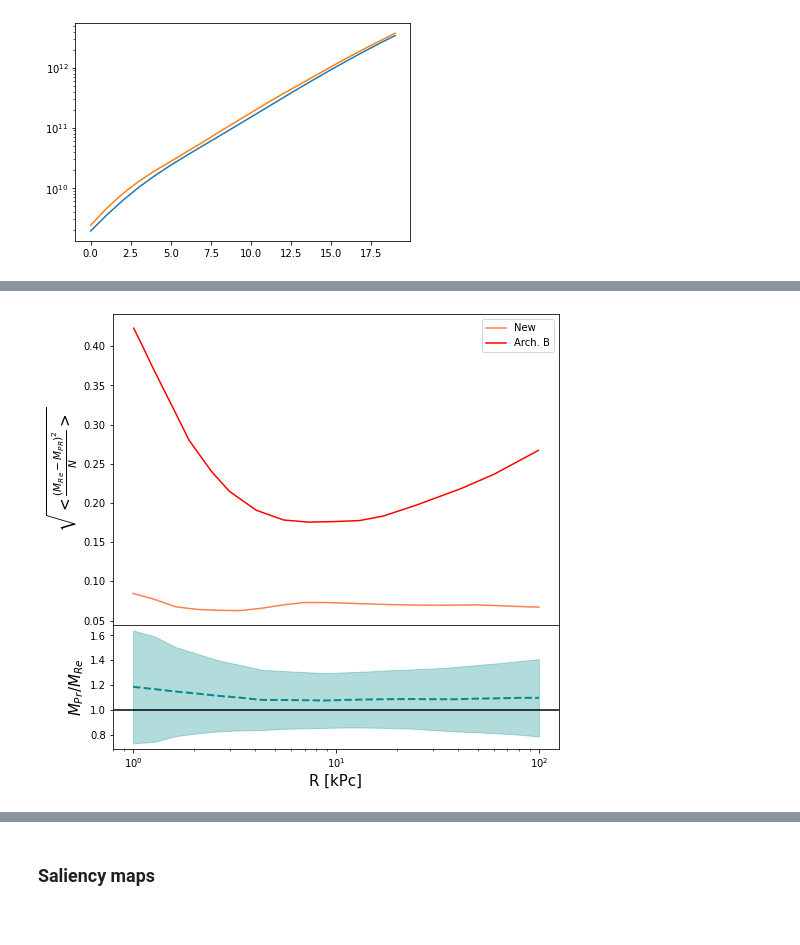
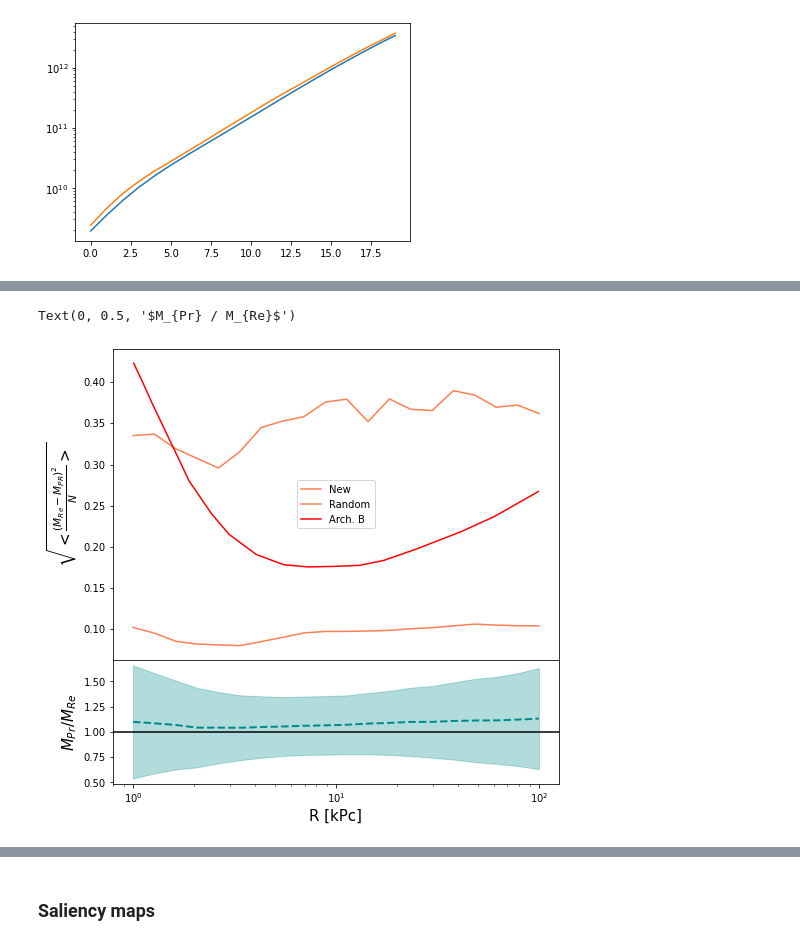
Before and after one commit to Martindelosrios/MaDaMe, a Jupyter notebook: codes/CNNs.ipynb, the cells around one changed output, grey strips where cells are left out. Saved outputs shown, nothing was run; the diff lists cells and outputs as text; code cells hidden in the pictures.

```diff
--- a/codes/CNNs.ipynb
+++ b/codes/CNNs.ipynb
@@ -450,13 +485,13 @@ train_loader = DataLoader(train_dataset, batch_size=32, shuffle=True)
 val_loader   = DataLoader(val_dataset, batch_size=32, shuffle=False)
 test_loader  = DataLoader(test_dataset, batch_size=32, shuffle=False)
 # %%
-num_epochs = 35
+num_epochs = 100
 
 patience = 10  # Número de épocas a esperar antes de detener el entrenamiento si no hay mejora
 best_val_loss = float('inf')  # Inicializar con un valor muy alto
 epochs_without_improvement = 0  # Contador para el early stopping
 
-name = '8ch'
+name = 'HI0'
 # Ruta donde se guardará el mejor modelo
 best_model_path = '../data/models/best_model_' + name + '.pth'
 
@@ -554,3 +589,3 @@ Epoch [35/35], Train Loss: 0.0037, Validation Loss: 0.0049
 # %%
-model.load_state_dict(torch.load(best_model_path))
+model.load_state_dict(torch.load(best_model_path,weights_only=True))
 model.eval()
@@ -560,13 +607,18 @@ y_predicted = []  # Lista para almacenar las predicciones
 
 # Desactivamos el cálculo de gradientes durante la predicción
 with torch.no_grad():
-    for inputs, _ in test_loader:  # Usamos _ porque no necesitamos las etiquetas en x_testset
+    test_loss = 0
+    for inputs, labels in test_loader:  # Usamos _ porque no necesitamos las etiquetas en x_testset
 
         # Hacer predicciones
         outputs = model(inputs)
 
         # Almacenar las predicciones (por ejemplo, como numpy arrays)
         y_predicted.append(outputs.numpy())  # Si necesitas los resultados como numpy
+        test_loss += criterion(outputs, labels)
+
+test_loss = test_loss / len(test_loader)
+print(f'Test Loss = {test_loss}')  # Esto te dará la forma de las predicciones
 
 # Convertir la lista de predicciones en un solo array
 y_predicted = np.concatenate(y_predicted, axis=0)
@@ -589,40 +642,51 @@ plt.yscale('log')
+# %%
+y_predicted_random = np.random.uniform(0,1, size=(298,20))
+M_pred_random = 10**(y_predicted_random * (max_y - min_y) + min_y)
 # %%
 fig,ax = plt.subplots(2,1, figsize = (8,8), gridspec_kw={'height_ratios':[2.5, 1], 'hspace':0}, sharex = True)
 
 mse = np.sqrt(mean_squared_error(y_testset, y_predicted, multioutput = 'raw_values')) # np.sqrt(np.sum((y_testset - y_predicted)**2, axis = 0) / len(y_testset))
 std = np.sqrt(np.std((y_testset - y_predicted)**2, axis = 0))
+mse_random = np.sqrt(mean_squared_error(y_testset, y_predicted_random, multioutput = 'raw_values')) # np.sqrt(np.sum((y_testset - y_predicted)**2, axis = 0) / len(y_testset))
+std_random = np.sqrt(np.std((y_testset - y_predicted_random)**2, axis = 0))
 mse_prior = np.abs(max_y - min_y)
 
 #for i in range(test_size):
 #    ax[0].plot(R_bins, np.abs(y_testset[i,:] - y_predicted[i,:]), alpha = 0.2, c = 'black')
 
 ax[0].plot(R_bins, mse, color = 'coral', label = 'New')
+ax[0].plot(R_bins, mse_random, color = 'coral', label = 'Random')
 #ax[0].fill_between(R_bins, mse + std, mse - std, color = 'red', alpha = 0.3)
 
 #ax[0].plot(R_bins, mse_prior, color = 'red')
 ax[0].plot(arqB_8ch[:,0], arqB_8ch[:,1], color = 'red', label = 'Arch. B')
 
 ax[0].set_ylabel('$\sqrt{ <\\frac{(M_{Re} - M_{PR})^2}{N}> }$', fontsize = 15)
 #ax[0].set_xlabel('R [kPc]')
 ax[0].set_xscale('log')
 ax[0].legend()
 
 mean_mass_ratio = np.mean(M_pred / M_real, axis = 0)
 std_mass_ratio = np.std(M_pred / M_real, axis = 0)
+mean_mass_ratio_random = np.mean(M_pred_random / M_real, axis = 0)
+std_mass_ratio_random = np.std(M_pred_random / M_real, axis = 0)
 
 #for i in range(test_size):
     #ax[1].plot(R_bins, M_pred[i,:] / M_real[i,:], color = 'black', alpha = 0.05)
 ax[1].axhline(y = 1, color = 'black')
 ax[1].plot(R_bins, mean_mass_ratio, color = 'darkcyan', lw = 2, ls = '--')
 ax[1].fill_between(R_bins, mean_mass_ratio + std_mass_ratio, mean_mass_ratio - std_mass_ratio, color = 'darkcyan', alpha = 0.3)
 
+#ax[1].fill_between(R_bins, mean_mass_ratio_random + std_mass_ratio_random, mean_mass_ratio_random - std_mass_ratio_random, color = 'red', alpha = 0.3)
+
 #ax[1].plot(R_bins, mass_quantiles[2,:], color = 'black', lw = 2, ls = '--')
 
 ax[1].set_xlabel('R [kPc]', fontsize = 15)
 ax[1].set_ylabel('$M_{Pr} / M_{Re}$', fontsize = 15)
-plt.savefig('../graphs/MSE_' + name + '.pdf')
+#plt.savefig('../graphs/MSE_' + name + '.pdf')
 # %% [output]
+Text(0, 0.5, '$M_{Pr} / M_{Re}$')
-[figure, old version]
+[figure, new version]
 # %%
 quantiles = np.percentile((y_testset - y_predicted)**2, [25, 50, 75], axis=0)
 # %%
```
Also changed, not shown: parts of 17 cells of this notebook.
